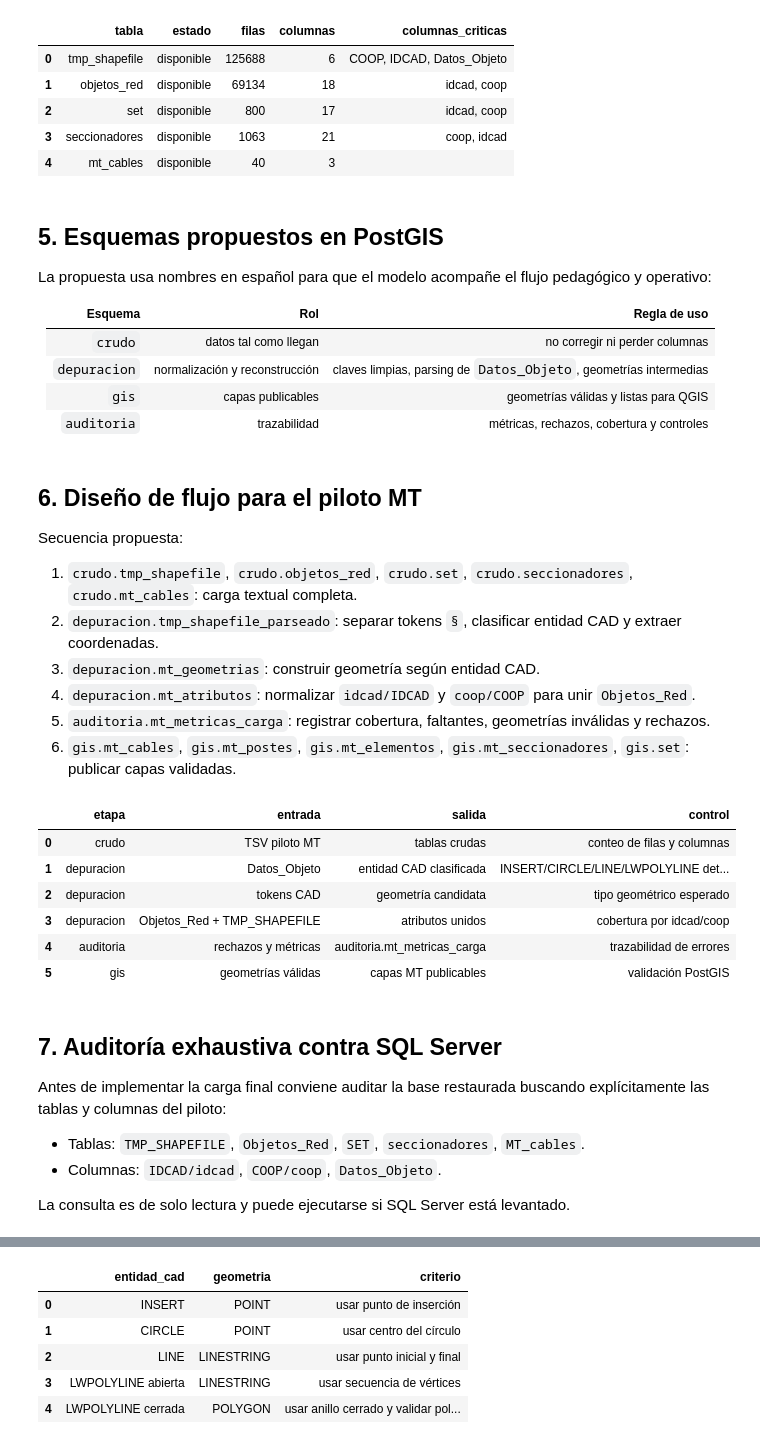
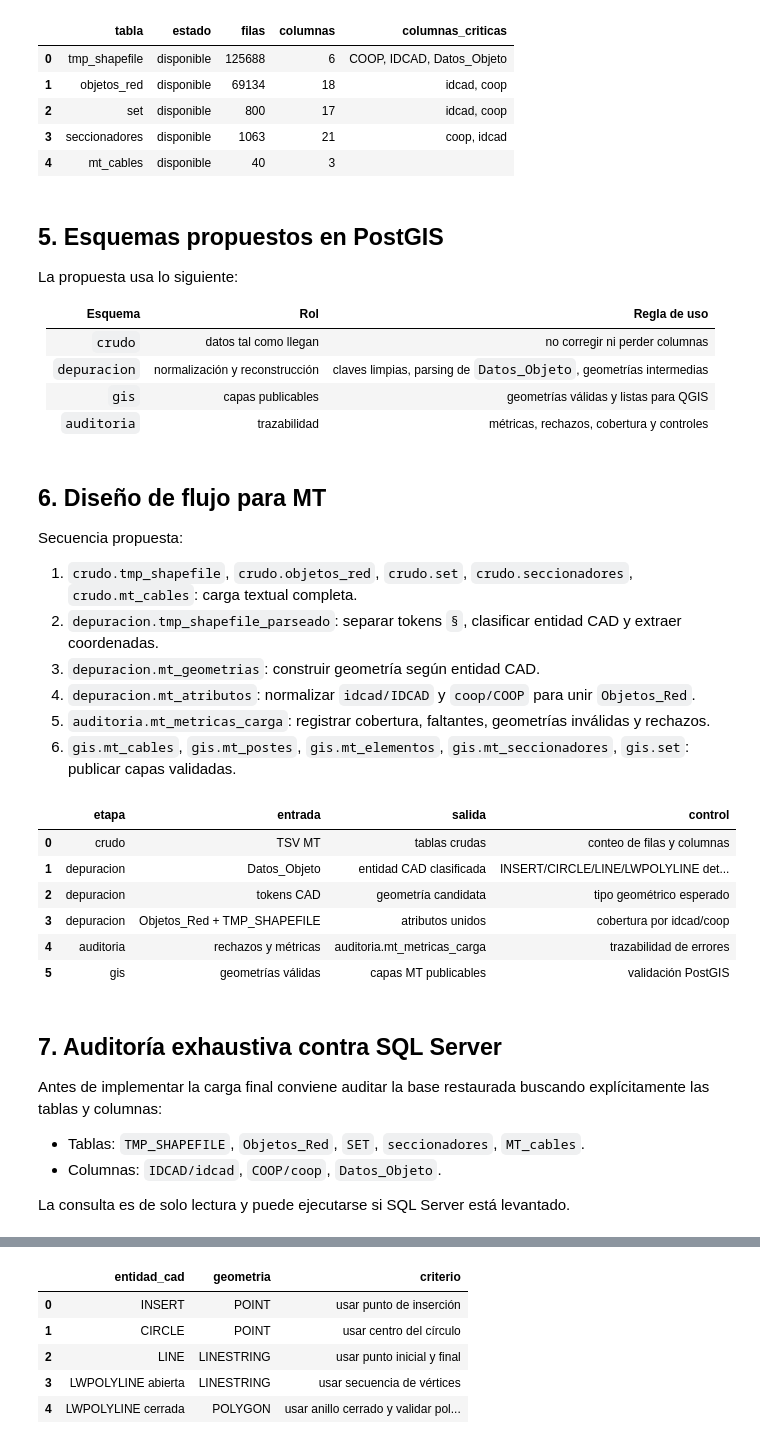
Before and after one commit to martinlacheski/gis_ceml, a Jupyter notebook: notebooks/04_diseno_carga_postgis.ipynb, the cells around one changed output, grey strips where cells are left out. Saved outputs shown, nothing was run; the diff lists cells and outputs as text; code cells hidden in the pictures.

```diff
--- a/notebooks/04_diseno_carga_postgis.ipynb
+++ b/notebooks/04_diseno_carga_postgis.ipynb
@@ -99,7 +119,7 @@ pd.DataFrame(perfil)
 # %% [markdown]
 ## 5. Esquemas propuestos en PostGIS
 
-La propuesta usa nombres en español para que el modelo acompañe el flujo pedagógico y operativo:
+La propuesta usa lo siguiente:
 
 | Esquema | Rol | Regla de uso |
 |---|---|---|
@@ -108,7 +128,7 @@ La propuesta usa nombres en español para que el modelo acompañe el flujo pedag
 | `gis` | capas publicables | geometrías válidas y listas para QGIS |
 | `auditoria` | trazabilidad | métricas, rechazos, cobertura y controles |
 # %% [markdown]
-## 6. Diseño de flujo para el piloto MT
+## 6. Diseño de flujo para MT
 
 Secuencia propuesta:
 
@@ -121,18 +141,18 @@ Secuencia propuesta:
 # %%
 # Esta matriz resume el diseño de etapas antes de escribir SQL real.
 # La columna control indica qué se debe medir o validar en cada etapa.
 flujo = pd.DataFrame([
-    {'etapa': 'crudo', 'entrada': 'TSV piloto MT', 'salida': 'tablas crudas', 'control': 'conteo de filas y columnas'},
+    {'etapa': 'crudo', 'entrada': 'TSV MT', 'salida': 'tablas crudas', 'control': 'conteo de filas y columnas'},
     {'etapa': 'depuracion', 'entrada': 'Datos_Objeto', 'salida': 'entidad CAD clasificada', 'control': 'INSERT/CIRCLE/LINE/LWPOLYLINE detectados'},
     {'etapa': 'depuracion', 'entrada': 'tokens CAD', 'salida': 'geometría candidata', 'control': 'tipo geométrico esperado'},
     {'etapa': 'depuracion', 'entrada': 'Objetos_Red + TMP_SHAPEFILE', 'salida': 'atributos unidos', 'control': 'cobertura por idcad/coop'},
     {'etapa': 'auditoria', 'entrada': 'rechazos y métricas', 'salida': 'auditoria.mt_metricas_carga', 'control': 'trazabilidad de errores'},
     {'etapa': 'gis', 'entrada': 'geometrías válidas', 'salida': 'capas MT publicables', 'control': 'validación PostGIS'},
 ])
 flujo
 # %% [output]
 |  | etapa | entrada | salida | control |
-| 0 | crudo | TSV piloto MT | tablas crudas | conteo de filas y columnas |
+| 0 | crudo | TSV MT | tablas crudas | conteo de filas y columnas |
 | 1 | depuracion | Datos_Objeto | entidad CAD clasificada | INSERT/CIRCLE/LINE/LWPOLYLINE det... |
 | 2 | depuracion | tokens CAD | geometría candidata | tipo geométrico esperado |
 | 3 | depuracion | Objetos_Red + TMP_SHAPEFILE | atributos unidos | cobertura por idcad/coop |
@@ -141,7 +161,7 @@ flujo
 # %% [markdown]
 ## 7. Auditoría exhaustiva contra SQL Server
 
-Antes de implementar la carga final conviene auditar la base restaurada buscando explícitamente las tablas y columnas del piloto:
+Antes de implementar la carga final conviene auditar la base restaurada buscando explícitamente las tablas y columnas:
 
 - Tablas: `TMP_SHAPEFILE`, `Objetos_Red`, `SET`, `seccionadores`, `MT_cables`.
 - Columnas: `IDCAD/idcad`, `COOP/coop`, `Datos_Objeto`.
```
Also changed, not shown: parts of 8 cells of this notebook, 13 other files.
